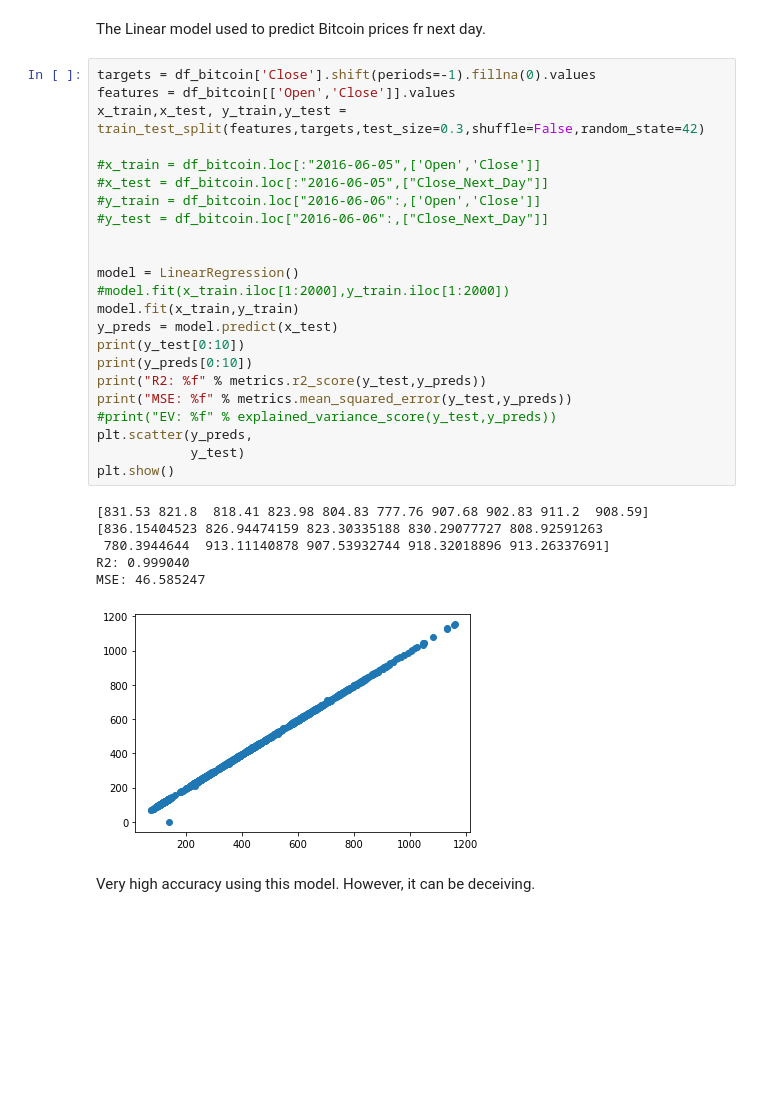
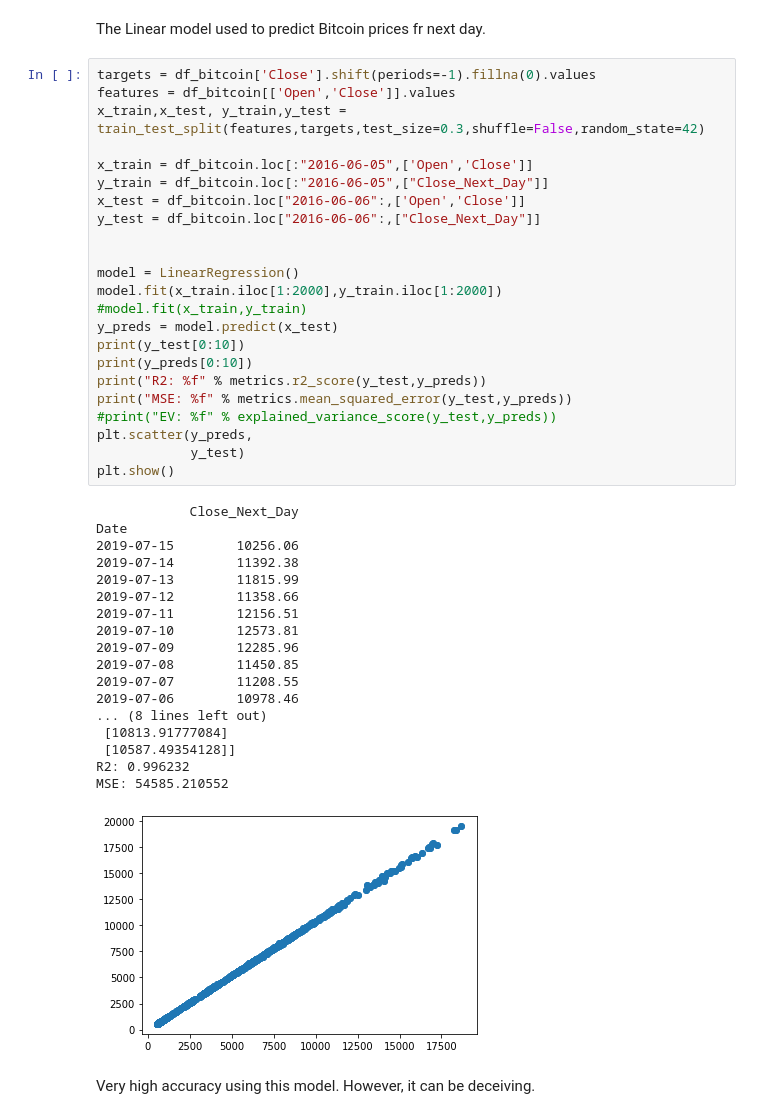
Before and after one commit to DhanushkaAbeyratne/Bitcoin-Price-Prediction---ARIMA, a Jupyter notebook: My_ids_project.ipynb, the cells around one changed output. Saved outputs shown, nothing was run; the diff lists cells and outputs as text; blank space fills up the shorter version.

```diff
--- a/My_ids_project.ipynb
+++ b/My_ids_project.ipynb
@@ -138,33 +138,45 @@ The Linear model used to predict Bitcoin prices fr next day.
 # %%
 targets = df_bitcoin['Close'].shift(periods=-1).fillna(0).values
 features = df_bitcoin[['Open','Close']].values
 x_train,x_test, y_train,y_test = train_test_split(features,targets,test_size=0.3,shuffle=False,random_state=42)
 
-#x_train = df_bitcoin.loc[:"2016-06-05",['Open','Close']]
-#x_test = df_bitcoin.loc[:"2016-06-05",["Close_Next_Day"]]
-#y_train = df_bitcoin.loc["2016-06-06":,['Open','Close']]
-#y_test = df_bitcoin.loc["2016-06-06":,["Close_Next_Day"]]
+x_train = df_bitcoin.loc[:"2016-06-05",['Open','Close']]
+y_train = df_bitcoin.loc[:"2016-06-05",["Close_Next_Day"]]
+x_test = df_bitcoin.loc["2016-06-06":,['Open','Close']]
+y_test = df_bitcoin.loc["2016-06-06":,["Close_Next_Day"]]
 
 
 model = LinearRegression()
-#model.fit(x_train.iloc[1:2000],y_train.iloc[1:2000])
-model.fit(x_train,y_train)
+model.fit(x_train.iloc[1:2000],y_train.iloc[1:2000])
+#model.fit(x_train,y_train)
 y_preds = model.predict(x_test)
 print(y_test[0:10])
 print(y_preds[0:10])
 print("R2: %f" % metrics.r2_score(y_test,y_preds))
 print("MSE: %f" % metrics.mean_squared_error(y_test,y_preds))
 #print("EV: %f" % explained_variance_score(y_test,y_preds))
 plt.scatter(y_preds,
             y_test)
 plt.show()
 # %% [output]
-[831.53 821.8  818.41 823.98 804.83 777.76 907.68 902.83 911.2  908.59]
-[836.15404523 826.94474159 823.30335188 830.29077727 808.92591263
- 780.3944644  913.11140878 907.53932744 918.32018896 913.26337691]
-R2: 0.999040
-MSE: 46.585247
+            Close_Next_Day
+Date
+2019-07-15        10256.06
+2019-07-14        11392.38
+2019-07-13        11815.99
+2019-07-12        11358.66
+2019-07-11        12156.51
+2019-07-10        12573.81
+2019-07-09        12285.96
+2019-07-08        11450.85
+2019-07-07        11208.55
+2019-07-06        10978.46
+... (8 lines left out)
+ [10813.91777084]
+ [10587.49354128]]
+R2: 0.996232
+MSE: 54585.210552
-[figure, old version]
+[figure, new version]
 # %% [markdown]
 Very high accuracy using this model. However, it can be deceiving.
 # %%
```
Also changed, not shown: 1 other file.
